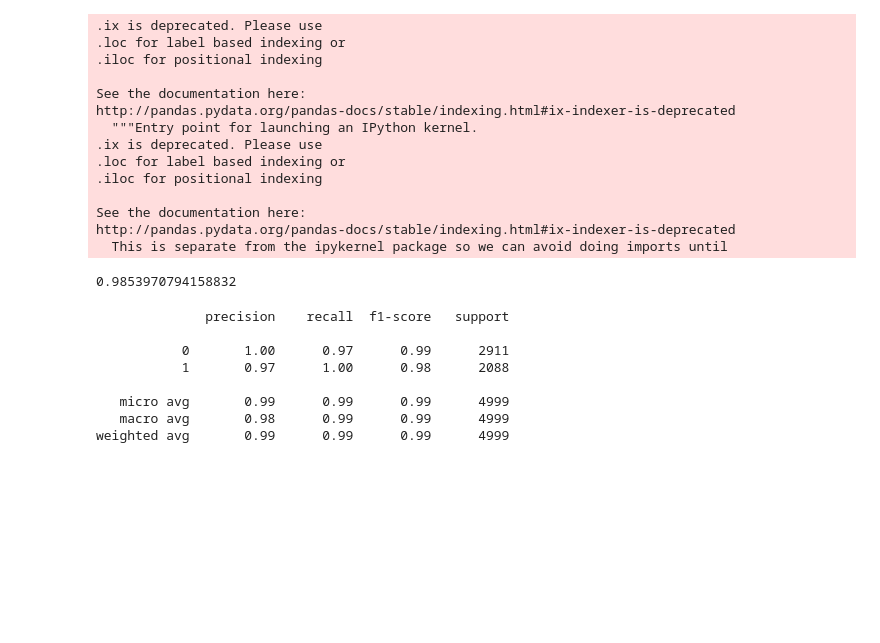
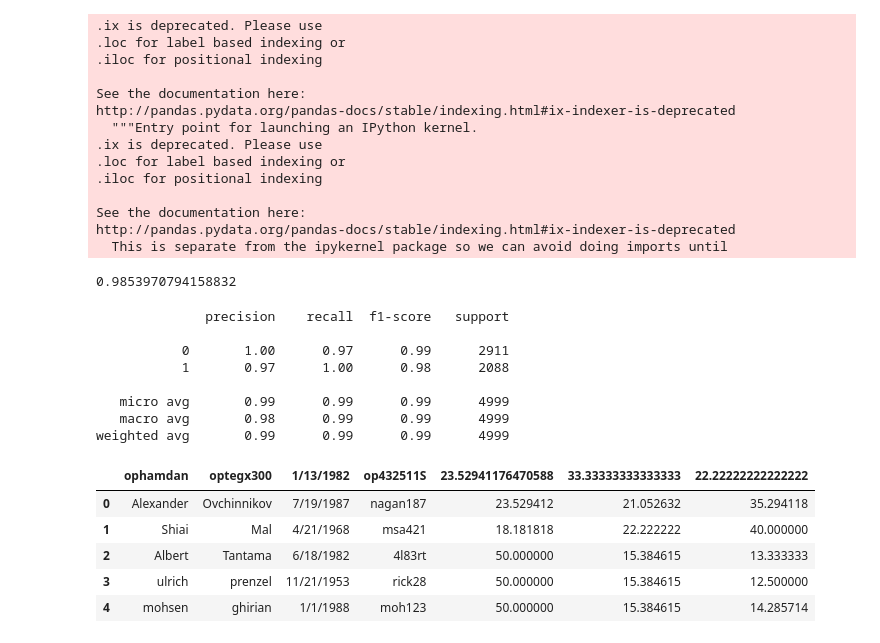
Before and after one commit to edrapac/NCUR2019, a Jupyter notebook: Iteration3(5000)/Pass_Audit_Build_1(fname-lname-dob).ipynb, the cells around one changed output. Cells and saved outputs as stored; diff of their text form; code cells hidden in the pictures; blank space fills up the shorter version.

```diff
--- a/Iteration3(5000)/Pass_Audit_Build_1(fname-lname-dob).ipynb
+++ b/Iteration3(5000)/Pass_Audit_Build_1(fname-lname-dob).ipynb
@@ -191,3 +209,14 @@ print(classification_report(y3,y3_pred))
    micro avg       0.99      0.99      0.99      4999
    macro avg       0.98      0.99      0.99      4999
 weighted avg       0.99      0.99      0.99      4999
+# %%
+data2 = 'test_fname-lname-dob(5001-10000).csv'
+users2 = pd.read_csv(data2)
+users2.head()
+# %% [output]
+|  | ophamdan | optegx300 | 1/13/1982 | op432511S | 23.52941176470588 | 33.33333333333333 | 22.22222222222222 |
+| 0 | Alexander | Ovchinnikov | 7/19/1987 | nagan187 | 23.529412 | 21.052632 | 35.294118 |
+| 1 | Shiai | Mal | 4/21/1968 | msa421 | 18.181818 | 22.222222 | 40.000000 |
+| 2 | Albert | Tantama | 6/18/1982 | 4l83rt | 50.000000 | 15.384615 | 13.333333 |
+| 3 | ulrich | prenzel | 11/21/1953 | rick28 | 50.000000 | 15.384615 | 12.500000 |
+| 4 | mohsen | ghirian | 1/1/1988 | moh123 | 50.000000 | 15.384615 | 14.285714 |
```
Also changed, not shown: parts of 8 cells of this notebook, 4 other files.
